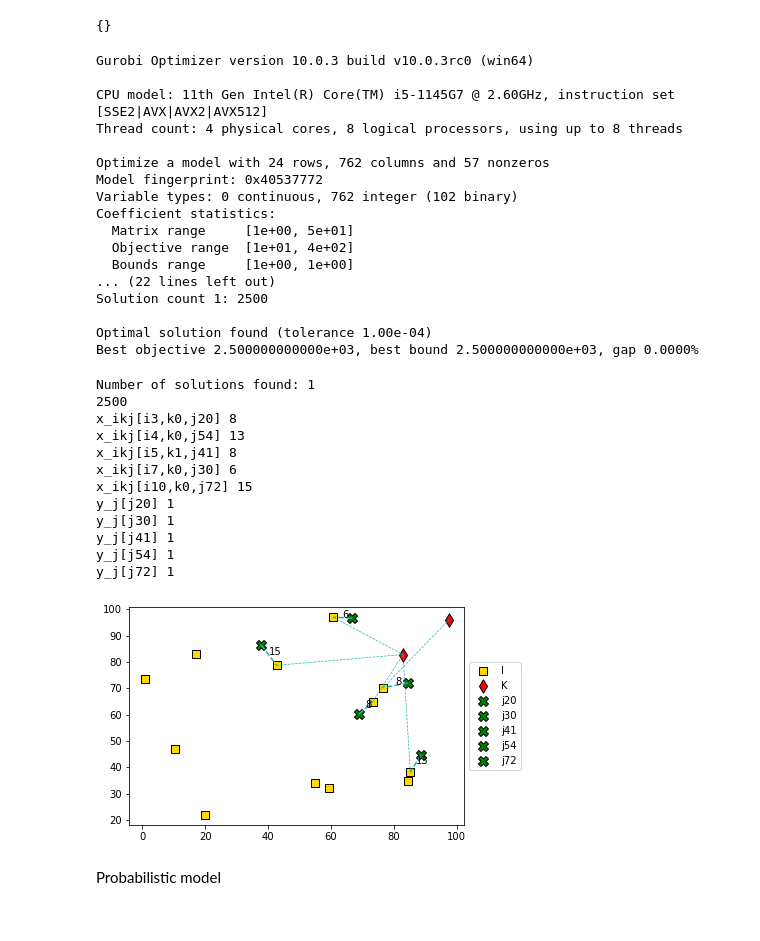
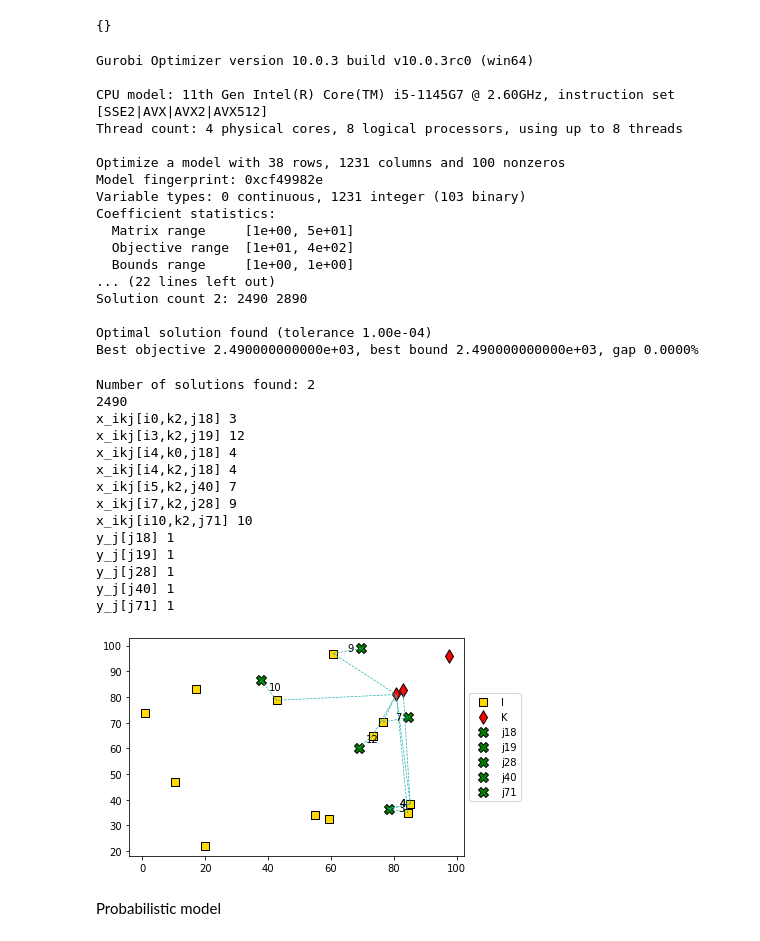
Before and after one commit to petrenaa/Master_Thesis_Drone_Specimen_Delivery, a Jupyter notebook: Specimen Delivery Project.ipynb, the cells around one changed output. Cells and saved outputs as stored; diff of their text form; code cells hidden in the pictures.

Commit message:
Edit graph function

```diff
--- a/Specimen Delivery Project.ipynb
+++ b/Specimen Delivery Project.ipynb
@@ -14,7 +14,7 @@ from gurobipy import GRB
 # %%
 #Define the number of elememts in each set I, J, K
 i_num = 12
-k_num = 2
+k_num = 3
 j_num = 100 #Without I and K, so real j_num_real = j_num + i_num + k_num
 
 #Define empty data frames
@@ -230,18 +228,18 @@ Gurobi Optimizer version 10.0.3 build v10.0.3rc0 (win64)
 CPU model: 11th Gen Intel(R) Core(TM) i5-1145G7 @ 2.60GHz, instruction set [SSE2|AVX|AVX2|AVX512]
 Thread count: 4 physical cores, 8 logical processors, using up to 8 threads
 
-Optimize a model with 24 rows, 762 columns and 57 nonzeros
-Model fingerprint: 0x40537772
-Variable types: 0 continuous, 762 integer (102 binary)
+Optimize a model with 38 rows, 1231 columns and 100 nonzeros
+Model fingerprint: 0xcf49982e
+Variable types: 0 continuous, 1231 integer (103 binary)
 Coefficient statistics:
   Matrix range     [1e+00, 5e+01]
   Objective range  [1e+01, 4e+02]
   Bounds range     [1e+00, 1e+00]
 ... (22 lines left out)
-Solution count 1: 2500
+Solution count 2: 2490 2890
 
 Optimal solution found (tolerance 1.00e-04)
-Best objective 2.500000000000e+03, best bound 2.500000000000e+03, gap 0.0000%
+Best objective 2.490000000000e+03, best bound 2.490000000000e+03, gap 0.0000%
 # %%
 nSolutions = model_det.SolCount
 print('Number of solutions found: ' + str(nSolutions))
@@ -255,18 +253,20 @@ for iter2 in range(1):
         print("\n")
 print("\n")
 # %% [output]
-Number of solutions found: 1
-2500
-x_ikj[i3,k0,j20] 8
-x_ikj[i4,k0,j54] 13
-x_ikj[i5,k1,j41] 8
-x_ikj[i7,k0,j30] 6
-x_ikj[i10,k0,j72] 15
-y_j[j20] 1
-y_j[j30] 1
-y_j[j41] 1
-y_j[j54] 1
-y_j[j72] 1
+Number of solutions found: 2
+2490
+x_ikj[i0,k2,j18] 3
+x_ikj[i3,k2,j19] 12
+x_ikj[i4,k0,j18] 4
+x_ikj[i4,k2,j18] 4
+x_ikj[i5,k2,j40] 7
+x_ikj[i7,k2,j28] 9
+x_ikj[i10,k2,j71] 10
+y_j[j18] 1
+y_j[j19] 1
+y_j[j28] 1
+y_j[j40] 1
+y_j[j71] 1
 # %%
 def SolutionGraph(I, K, J, model):
 
@@ -274,35 +274,35 @@ def SolutionGraph(I, K, J, model):
     #             marker = 'o', s = 30, label = 'J')
     plt.scatter(I['Latitude'], I['Longtitude'], color = 'gold', edgecolors = 'black',
                 marker = 's', s = 50, label = 'I')
     plt.scatter(K['Latitude'], K['Longtitude'], color = 'red', edgecolors = 'black',
                 marker = 'd', s = 90, label = 'K')
 
 
     for v in model.getVars():
         if v.xn > 0:
             if v.varName.startswith('x_ikj'):
                 indices_x = v.varName[6:-1].split(',') #drop variable name and brackets and convert to a list of indices
                 plt.plot((J.loc[indices_x[2], 'Latitude'], I.loc[indices_x[0], 'Latitude']),
                         (J.loc[indices_x[2], 'Longtitude'], I.loc[indices_x[0], 'Longtitude']),
-                        color = 'lightseagreen', linestyle = "--")
+                        color = 'lightseagreen', linestyle = "--", linewidth = 0.7)
                 plt.plot((I.loc[indices_x[0], 'Latitude'], K.loc[indices_x[1], 'Latitude']),
                         (I.loc[indices_x[0], 'Longtitude'], K.loc[indices_x[1], 'Longtitude']),
                         color = 'lightseagreen', linestyle = "--", linewidth = 0.7)
                 plt.annotate(str(int(v.xn)), xy = ((J.loc[indices_x[2], 'Latitude'] + I.loc[indices_x[0], 'Latitude'])/2,
                                                 (J.loc[indices_x[2], 'Longtitude'] + I.loc[indices_x[0], 'Longtitude'])/2))
             else:
                 index_y = v.varName[4:-1]
                 plt.scatter(J.loc[index_y, 'Latitude'], J.loc[index_y, 'Longtitude'], color = 'green',
                             edgecolors = 'black', s = 100, marker = 'X', label = index_y)
 
 
 
     plt.legend(loc = 'center left', bbox_to_anchor = (1, 0.5))
 
 
 SolutionGraph(I, K, J, model_det)
 # %% [output]
-[figure, old version]
+[figure, new version]
 # %% [markdown]
 Probabilistic model
 # %%
```
Also changed, not shown: parts of 6 cells of this notebook.
